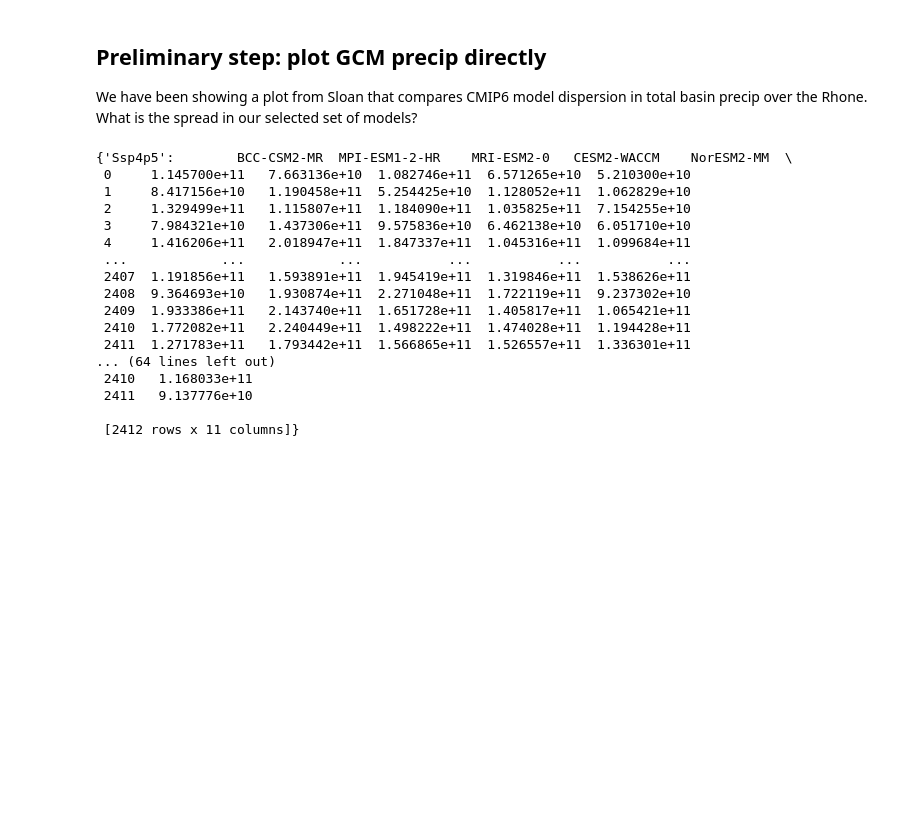
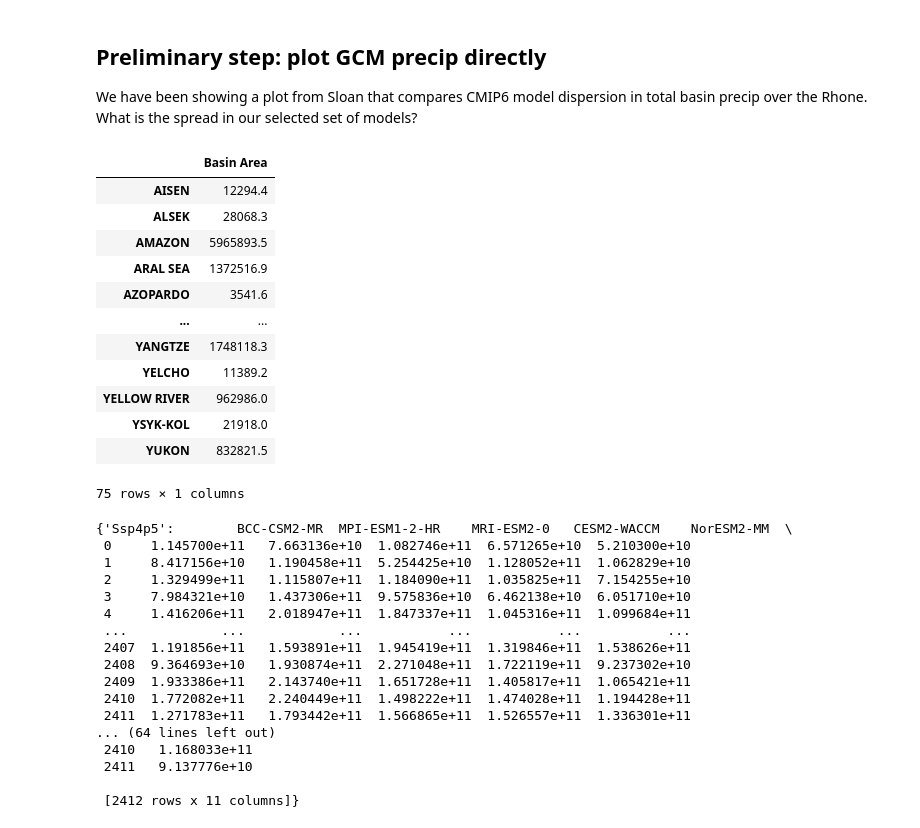
Before and after one commit to ehultee/glacial-SPEI, a Jupyter notebook: 20240618-precip_analysis.ipynb, the cells around one changed output. Saved outputs shown, nothing was run; the diff lists cells and outputs as text; code cells hidden in the pictures; blank space fills up the shorter version.

```diff
--- a/20240618-precip_analysis.ipynb
+++ b/20240618-precip_analysis.ipynb
@@ -62,3 +71,19 @@ basins_all = {'RHINE':'6242', 'RHONE':'6243','PO':'6241', 'DANUBE':'6202', 'TITI
+# %%
+TotalBasinAreas
+# %% [output]
+|  | Basin Area |
+| AISEN | 12294.4 |
+| ALSEK | 28068.3 |
+| AMAZON | 5965893.5 |
+| ARAL SEA | 1372516.9 |
+| AZOPARDO | 3541.6 |
+| ... | ... |
+| YANGTZE | 1748118.3 |
+| YELCHO | 11389.2 |
+| YELLOW RIVER | 962986.0 |
+| YSYK-KOL | 21918.0 |
+| YUKON | 832821.5 |
+75 rows × 1 columns
 # %%
 P_by_model = {m: {} for m in modelnames}
 for m in modelnames:
```
Also changed, not shown: parts of 14 cells of this notebook.
